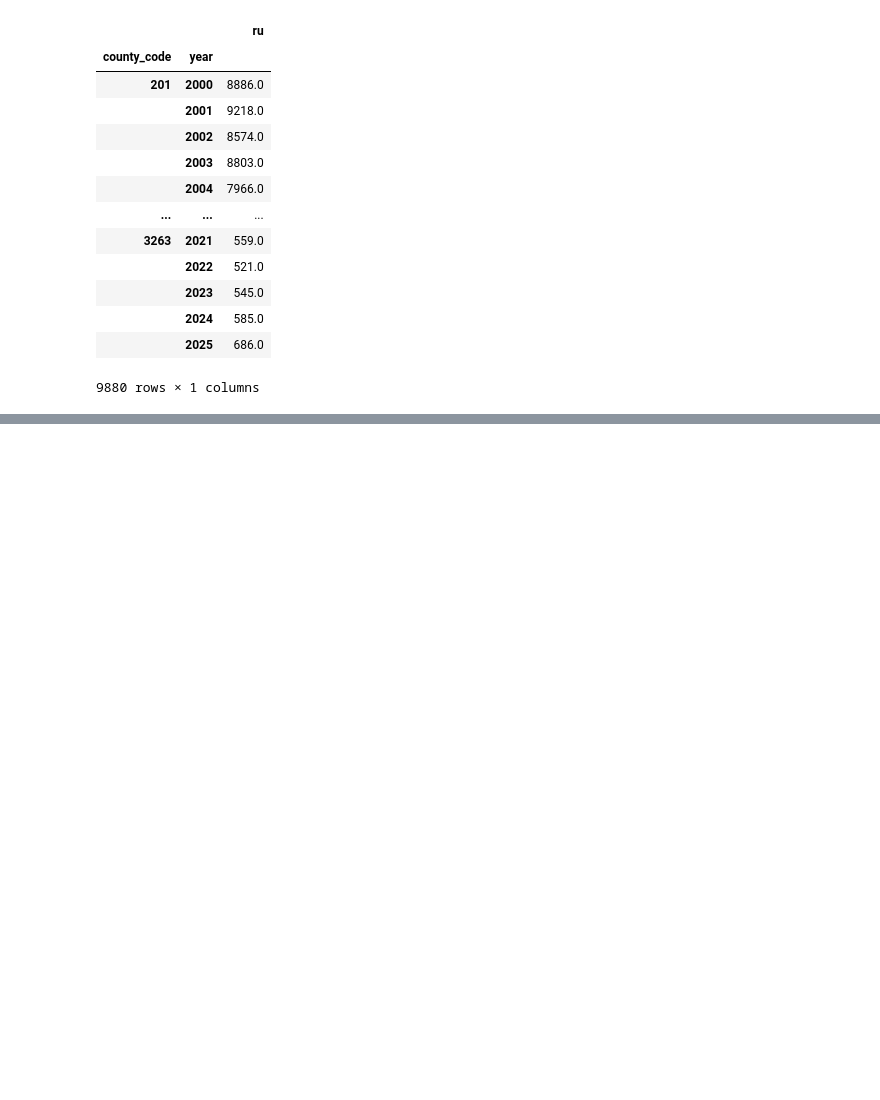
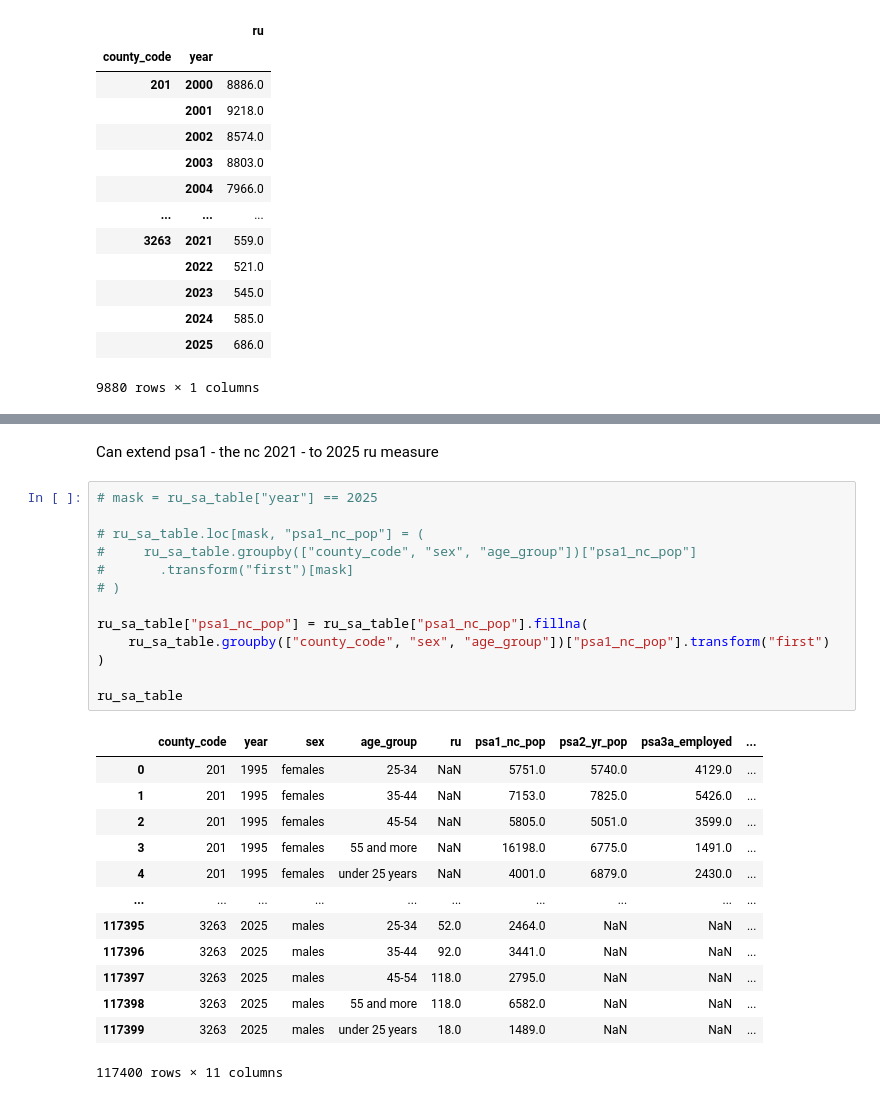
Before and after one commit to harrisonluff/Group_Project_Y3, a Jupyter notebook: notebooks/analysis/03_01_unemployment_measure.ipynb, the cells around one changed output, grey strips where cells are left out. Saved outputs shown, nothing was run; the diff lists cells and outputs as text; blank space fills up the shorter version.

```diff
--- a/notebooks/analysis/03_01_unemployment_measure.ipynb
+++ b/notebooks/analysis/03_01_unemployment_measure.ipynb
@@ -136,0 +228,29 @@ ru_series_p1946
+# %% [markdown]
+Can extend psa1 - the nc 2021 - to 2025 ru measure
+# %%
+# mask = ru_sa_table["year"] == 2025
+
+# ru_sa_table.loc[mask, "psa1_nc_pop"] = (
+#     ru_sa_table.groupby(["county_code", "sex", "age_group"])["psa1_nc_pop"]
+#       .transform("first")[mask]
+# )
+
+ru_sa_table["psa1_nc_pop"] = ru_sa_table["psa1_nc_pop"].fillna(
+    ru_sa_table.groupby(["county_code", "sex", "age_group"])["psa1_nc_pop"].transform("first")
+)
+
+ru_sa_table
+# %% [output]
+|  | county_code | year | sex | age_group | ru | psa1_nc_pop | psa2_yr_pop | psa3a_employed | ... |
+| 0 | 201 | 1995 | females | 25-34 | NaN | 5751.0 | 5740.0 | 4129.0 | ... |
+| 1 | 201 | 1995 | females | 35-44 | NaN | 7153.0 | 7825.0 | 5426.0 | ... |
+| 2 | 201 | 1995 | females | 45-54 | NaN | 5805.0 | 5051.0 | 3599.0 | ... |
+| 3 | 201 | 1995 | females | 55 and more | NaN | 16198.0 | 6775.0 | 1491.0 | ... |
+| 4 | 201 | 1995 | females | under 25 years | NaN | 4001.0 | 6879.0 | 2430.0 | ... |
+| ... | ... | ... | ... | ... | ... | ... | ... | ... | ... |
+| 117395 | 3263 | 2025 | males | 25-34 | 52.0 | 2464.0 | NaN | NaN | ... |
+| 117396 | 3263 | 2025 | males | 35-44 | 92.0 | 3441.0 | NaN | NaN | ... |
+| 117397 | 3263 | 2025 | males | 45-54 | 118.0 | 2795.0 | NaN | NaN | ... |
+| 117398 | 3263 | 2025 | males | 55 and more | 118.0 | 6582.0 | NaN | NaN | ... |
+| 117399 | 3263 | 2025 | males | under 25 years | 18.0 | 1489.0 | NaN | NaN | ... |
+117400 rows × 11 columns
```
Also changed, not shown: parts of 11 cells of this notebook, 1 other file.
